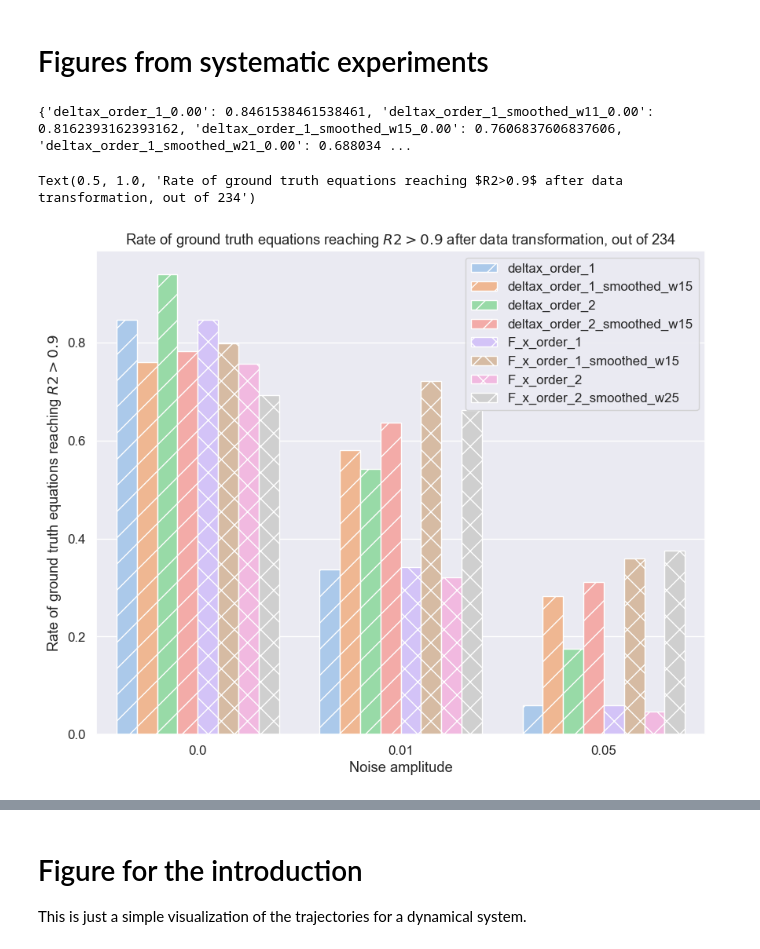
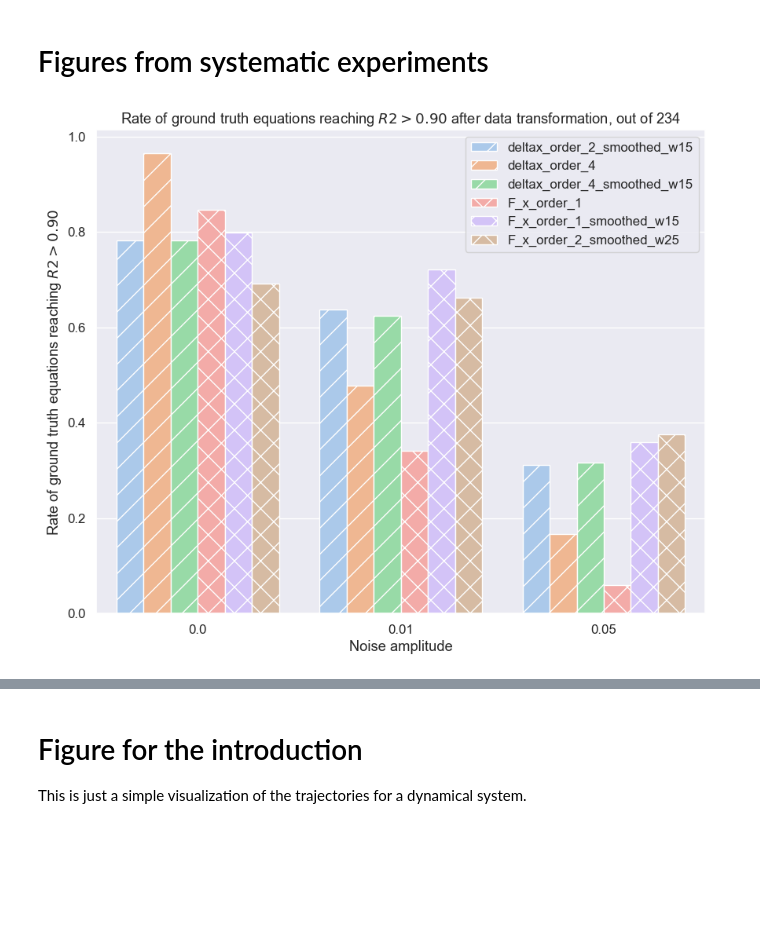
Before and after one commit to albertotonda/symbolic-regression-ode-systems, a Jupyter notebook: utils/figures.ipynb, the cells around one changed output, grey strips where cells are left out. Drawn from its saved outputs; the diff is of its cells as text; code cells hidden in the pictures; blank space fills up the shorter version.

```diff
--- a/utils/figures.ipynb
+++ b/utils/figures.ipynb
@@ -173,13 +173,15 @@ sns.set_style('darkgrid')
 sns.set_context("notebook", font_scale=1.1)
 # %%
 target_file = "../local_results/check_odebench_all_transformations/summary.csv"
+r2_threshold = 0.9
+
 df = pd.read_csv(target_file)
 number_of_attempts = df.shape[0]
 
 # informative: number of times the R2 for a particular combination of data transformation + noise is higher than 0.9
 not_methods = ['system_id', 'variable', 'trajectory_id']
-data = {c : (sum(df[c].values > 0.9) / df.shape[0]) for c in df.columns if c not in not_methods}
-print(data)
+data = {c : (sum(df[c].values > r2_threshold) / df.shape[0]) for c in df.columns if c not in not_methods}
+#print(data) # this is just for debugging
 
 dictionary = {'noise' : [], 'method' : [], 'performance' : []}
 for c in data :
@@ -208,10 +210,12 @@ palette = {
 #df_data = df_data[ df_data['method'].str.startswith('F_x_order_3') ]
 #df_data = df_data[ (df_data['method'].str.startswith('F_x') & (df_data['method'].str.endswith('_w25') | df_data['method'].str.endswith('_w15'))) ]
 
-best_techniques = ['deltax_order_1', 'deltax_order_1_smoothed_w15',
-                   'deltax_order_2', 'deltax_order_2_smoothed_w15',
-                   'F_x_order_1', 'F_x_order_1_smoothed_w15',
-                   'F_x_order_2', 'F_x_order_2_smoothed_w25']
+#best_techniques = ['deltax_order_1', 'deltax_order_1_smoothed_w15',
+#                   'deltax_order_2', 'deltax_order_2_smoothed_w15',
+#                   'F_x_order_1', 'F_x_order_1_smoothed_w15',
+#                   'F_x_order_2', 'F_x_order_2_smoothed_w25']
+best_techniques = ['deltax_order_4', 'deltax_order_2_smoothed_w15', 'deltax_order_4_smoothed_w15',
+                   'F_x_order_1', 'F_x_order_1_smoothed_w15', 'F_x_order_2_smoothed_w25']
 df_data = df_data[ df_data['method'].isin(best_techniques) ]
 
 fig, ax = plt.subplots(figsize=(10,8))
@@ -248,35 +252,34 @@ if mark_bars :
             hatch = '//'
         elif i == 2 or i == 5 :
             hatch = 'x'
         new_handles.append( mpatches.Patch(facecolor=handles[i].get_facecolor(), hatch=hatch, label=labels[i]) )
 
     ax.legend(handles=new_handles, title="method")
 
 # let's try another method
 #num_locations = len(df_data['noise'].unique())
 #hatches = itertools.cycle(['/', '//', '+', '-', 'x', '\\', '*', 'o', 'O', '.'])
 #for i, bar in enumerate(ax.patches):
 #    if i % num_locations == 0:
 #        hatch = next(hatches)
 #    bar.set_hatch(hatch)
 
 for i, bar in enumerate(ax.patches) :
     #if i < 3 * len([t for t in best_techniques if t.startswith("deltax")]) :
     #    bar.set_hatch('//')
     #else :
     #    bar.set_hatch('\\')
     if bar.get_label().startswith("deltax") or i < 3 * len([t for t in best_techniques if t.startswith("deltax")]) :
         bar.set_hatch('/')
     else :
         bar.set_hatch('x')
 
 ax.legend(loc='best')
 #ax.legend(loc='upper center', bbox_to_anchor=(0.5, 1.1), ncol=6, fancybox=True, shadow=True)
 
 ax.set_xlabel("Noise amplitude")
-ax.set_ylabel("Rate of ground truth equations reaching $R2>0.9$")
-ax.set_title("Rate of ground truth equations reaching $R2>0.9$ after data transformation, out of %d" % number_of_attempts)
+ax.set_ylabel("Rate of ground truth equations reaching $R2>%.2f$" % r2_threshold)
+ax.set_title("Rate of ground truth equations reaching $R2>%.2f$ after data transformation, out of %d" % (r2_threshold, number_of_attempts))
+plt.savefig("../local_results/check_odebench_all_transformations/global_performance_selected.png", dpi=150)
 # %% [output]
-{'deltax_order_1_0.00': 0.8461538461538461, 'deltax_order_1_smoothed_w11_0.00': 0.8162393162393162, 'deltax_order_1_smoothed_w15_0.00': 0.7606837606837606, 'deltax_order_1_smoothed_w21_0.00': 0.688034 ...
-Text(0.5, 1.0, 'Rate of ground truth equations reaching $R2>0.9$ after data transformation, out of 234')
-[figure, old version]
+[figure, new version]
```
Also changed, not shown: parts of 10 cells of this notebook, 1 other file.
